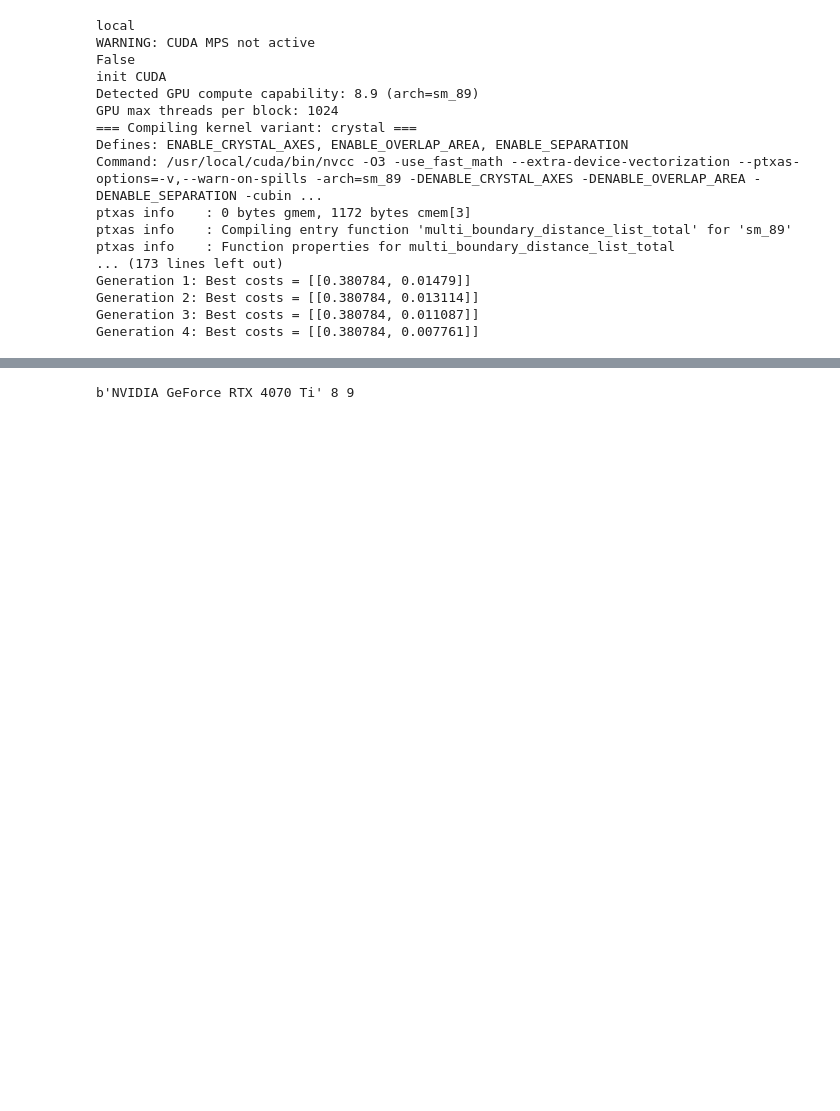
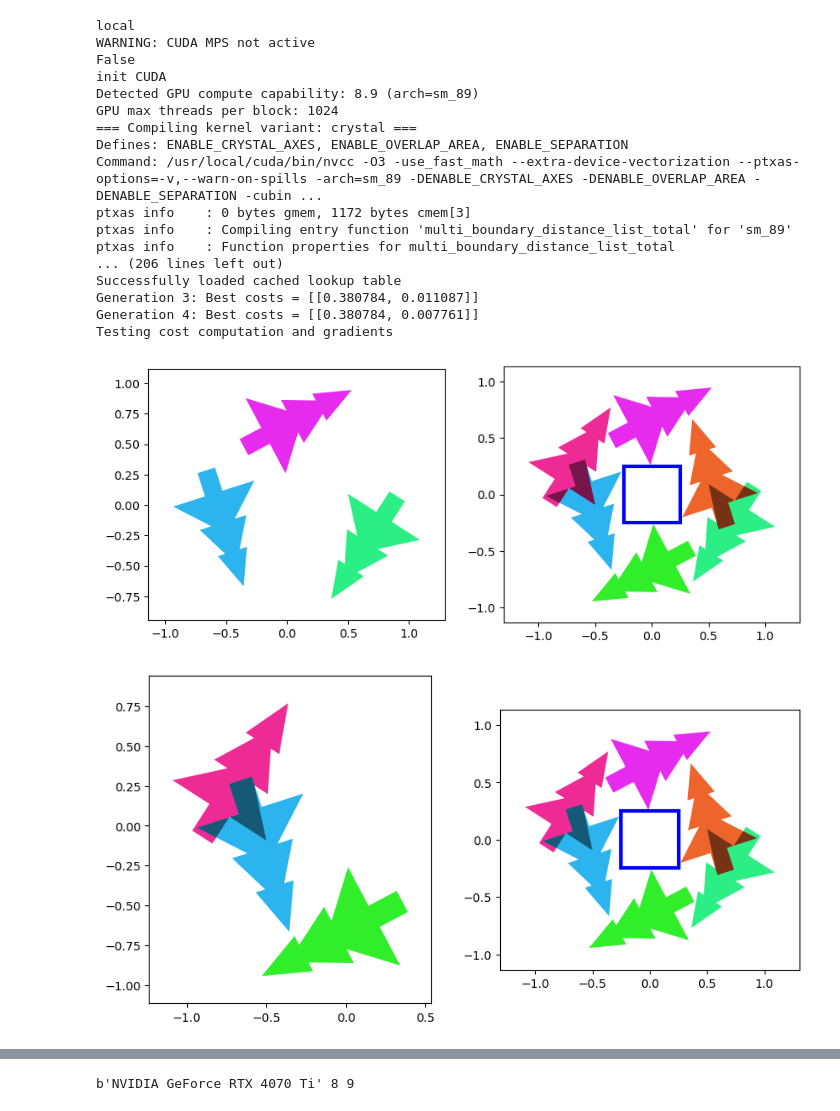
Before and after one commit to jcottaar/packing, a Jupyter notebook: run_tests.ipynb, the cells around one changed output, grey strips where cells are left out. Saved outputs shown, nothing was run; the diff lists cells and outputs as text; code cells hidden in the pictures; blank space fills up the shorter version.

```diff
--- a/run_tests.ipynb
+++ b/run_tests.ipynb
@@ -1,28 +1,30 @@
 # %%
 #%%pyinstrument
 import sys
 import os
 sys.path.insert(0, os.path.join(os.getcwd(), 'core'))
 import pack_test
 
 import importlib
 #pack_test.test_costs()
-pack_test.run_all_tests(regenerate_reference=True)
+pack_test.run_all_tests(regenerate_reference=False)
 # %% [output]
 local
 WARNING: CUDA MPS not active
 False
 init CUDA
 Detected GPU compute capability: 8.9 (arch=sm_89)
 GPU max threads per block: 1024
 === Compiling kernel variant: crystal ===
 Defines: ENABLE_CRYSTAL_AXES, ENABLE_OVERLAP_AREA, ENABLE_SEPARATION
 Command: /usr/local/cuda/bin/nvcc -O3 -use_fast_math --extra-device-vectorization --ptxas-options=-v,--warn-on-spills -arch=sm_89 -DENABLE_CRYSTAL_AXES -DENABLE_OVERLAP_AREA -DENABLE_SEPARATION -cubin ...
 ptxas info    : 0 bytes gmem, 1172 bytes cmem[3]
 ptxas info    : Compiling entry function 'multi_boundary_distance_list_total' for 'sm_89'
 ptxas info    : Function properties for multi_boundary_distance_list_total
-... (173 lines left out)
-Generation 1: Best costs = [[0.380784, 0.01479]]
-Generation 2: Best costs = [[0.380784, 0.013114]]
+... (206 lines left out)
+Successfully loaded cached lookup table
 Generation 3: Best costs = [[0.380784, 0.011087]]
 Generation 4: Best costs = [[0.380784, 0.007761]]
+Testing cost computation and gradients
+[figure, added]
+[figure, added]
```
Also changed, not shown: parts of 1 cell of this notebook, 13 other files.
